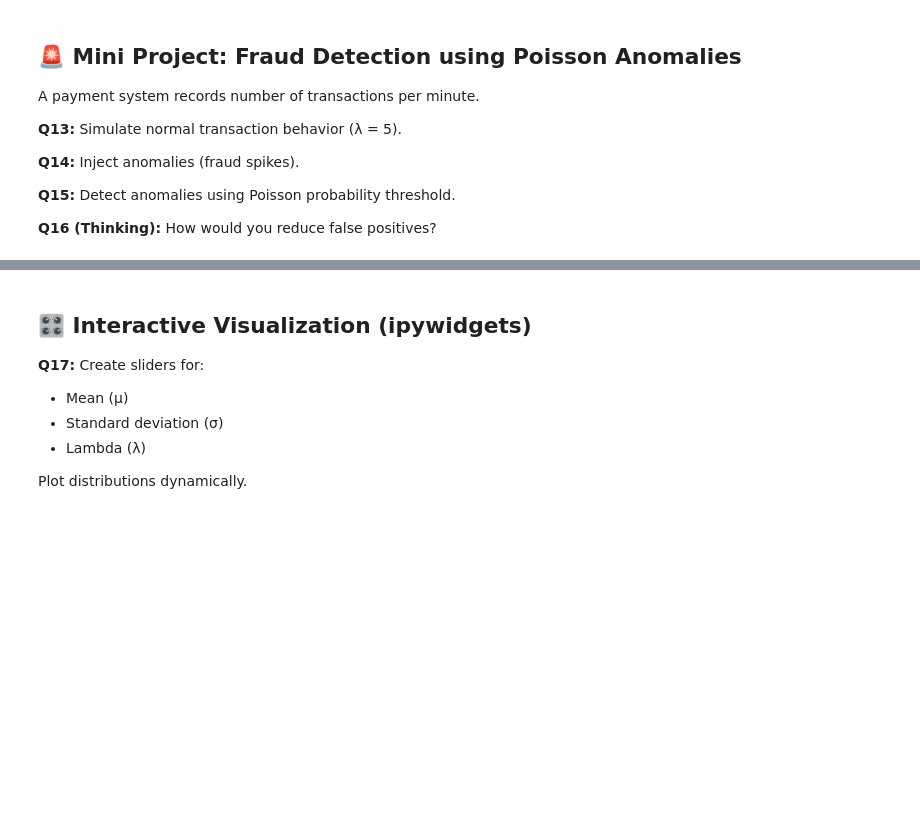
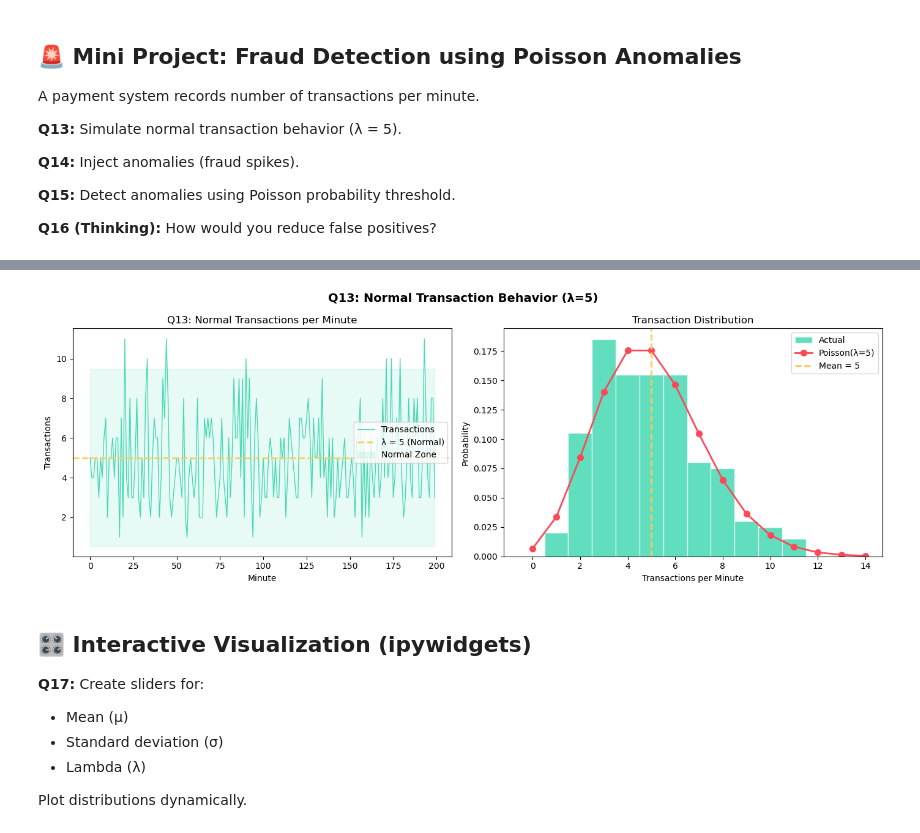
Before and after one commit to tashfeen786/AI-ML-BootCamp, a Jupyter notebook: NETSOL WORK/Week_4/probability_questions_extended.ipynb, the cells around one changed output, grey strips where cells are left out. Drawn from its saved outputs; the diff is of its cells as text; code cells hidden in the pictures; blank space fills up the shorter version.

Commit message:
# Q13 — "Simulate normal transaction behavior (λ = 5) updaate with solution

```diff
--- a/NETSOL WORK/Week_4/probability_questions_extended.ipynb
+++ b/NETSOL WORK/Week_4/probability_questions_extended.ipynb
@@ -1062,0 +1071,15 @@ A payment system records number of transactions per minute.
+# %%
+lam          = 5
+n_minutes    = 200
+
+# Normal Transactions Simulate
+poisson      = stats.poisson(lam)
+transactions = poisson.rvs(n_minutes)
+
+print(f"─── Normal Transaction Stats ───")
+print(f"Total Minutes    : {n_minutes}")
+print(f"Lambda (λ)       : {lam}")
+print(f"Mean Transactions: {transactions.mean():.2f}")
+print(f"Std Dev          : {transactions.std():.2f}")
+print(f"Min              : {transactions.min()}")
+print(f"Max              : {transactions.max()}")
@@ -1063,3 +1094,53 @@ A payment system records number of transactions per minute.
+# %%
+
+fig, axes = plt.subplots(1, 2, figsize=(14, 5))
+
+# Plot 1: Time series — minute by minute
+axes[0].plot(range(n_minutes), transactions,
+             color='#1dd1a1', linewidth=1,
+             alpha=0.8, label='Transactions')
+axes[0].axhline(lam, color='#feca57',
+                linestyle='--', linewidth=2,
+                label=f'λ = {lam} (Normal)')
+axes[0].fill_between(range(n_minutes),
+                     lam - 2*transactions.std(),
+                     lam + 2*transactions.std(),
+                     alpha=0.1, color='#1dd1a1',
+                     label='Normal Zone')
+axes[0].set_title('Q13: Normal Transactions per Minute')
+axes[0].set_xlabel('Minute')
+axes[0].set_ylabel('Transactions')
+axes[0].legend()
+
+# Plot 2: Distribution
+axes[1].hist(transactions, bins=range(0, 15),
+             density=True,
+             color='#1dd1a1', alpha=0.7,
+             edgecolor='white',
+             label='Actual',
+             align='left')
+
+k_vals = np.arange(0, 15)
+axes[1].plot(k_vals, poisson.pmf(k_vals),
+             'o-', color='#ff4757',
+             linewidth=2, markersize=7,
+             label=f'Poisson(λ={lam})')
+
+axes[1].axvline(lam, color='#feca57',
+                linestyle='--', linewidth=2,
+                label=f'Mean = {lam}')
+
+axes[1].set_title('Transaction Distribution')
+axes[1].set_xlabel('Transactions per Minute')
+axes[1].set_ylabel('Probability')
+axes[1].legend()
+
+plt.suptitle('Q13: Normal Transaction Behavior (λ=5)',
+             fontsize=14, fontweight='bold')
+plt.tight_layout()
+plt.show()
+# %% [output]
+[figure, added]
 # %% [markdown]
 ## 🎛 Interactive Visualization (ipywidgets)
 
```
Also changed, not shown: parts of 2 cells of this notebook.
